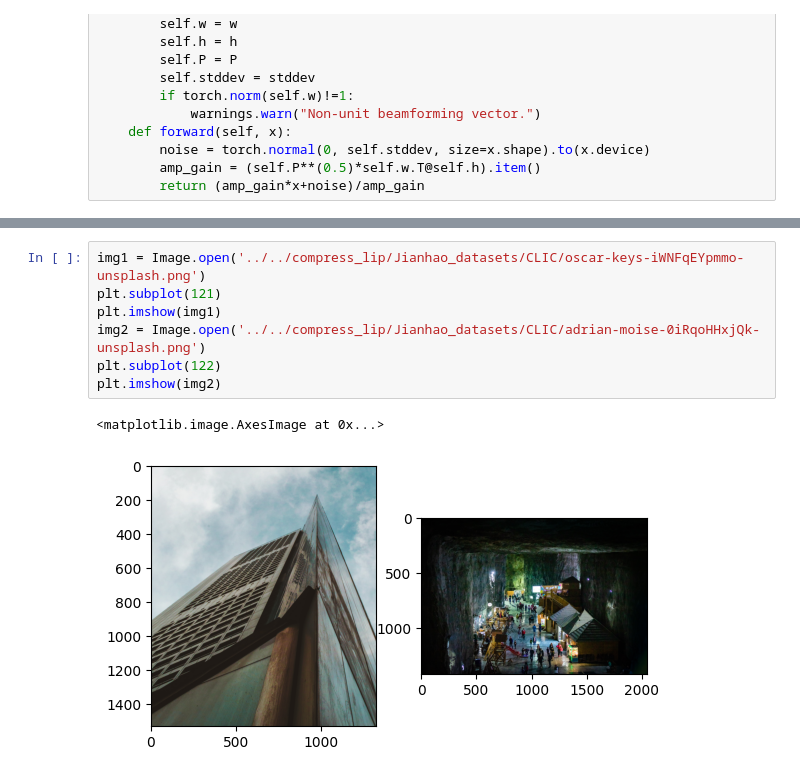
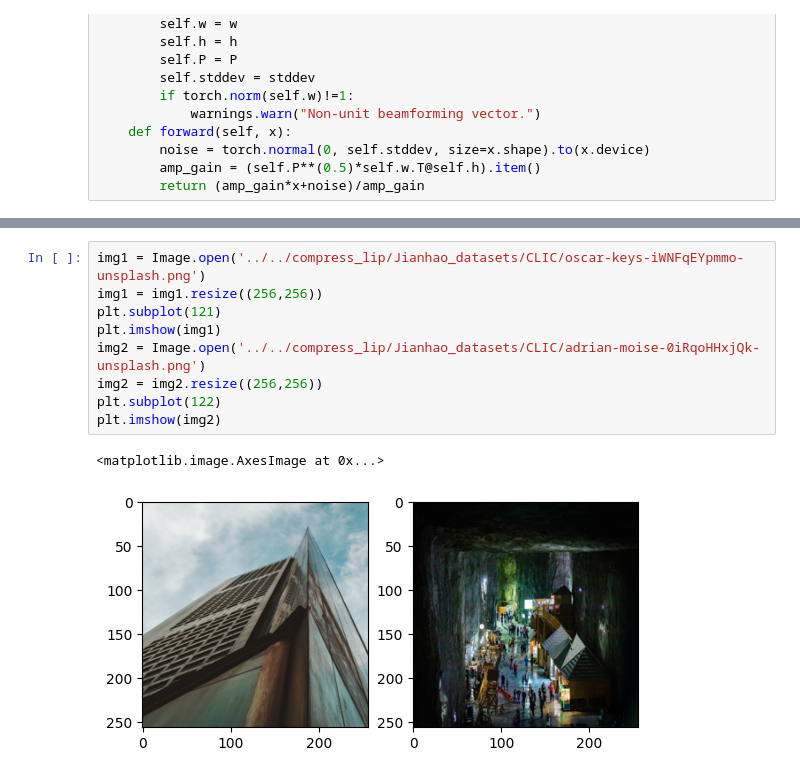
Before and after one commit to kaiyuan03/DJSCC, a Jupyter notebook: ws/ws_5_28.ipynb, the cells around one changed output, grey strips where cells are left out. Cells and saved outputs as stored; diff of their text form.

```diff
--- a/ws/ws_5_28.ipynb
+++ b/ws/ws_5_28.ipynb
@@ -98,13 +98,15 @@ tensor(3312861., device='cuda:6')
 # %%
 img1 = Image.open('../../compress_lip/Jianhao_datasets/CLIC/oscar-keys-iWNFqEYpmmo-unsplash.png')
+img1 = img1.resize((256,256))
 plt.subplot(121)
 plt.imshow(img1)
 img2 = Image.open('../../compress_lip/Jianhao_datasets/CLIC/adrian-moise-0iRqoHHxjQk-unsplash.png')
+img2 = img2.resize((256,256))
 plt.subplot(122)
 plt.imshow(img2)
 # %% [output]
 <matplotlib.image.AxesImage at 0x...>
-[figure, old version]
+[figure, new version]
 # %%
 # Implement a MU-MISO channel layer
 class CHN_MU_MISO(nn.Module):
```
Also changed, not shown: parts of 9 cells of this notebook, 7 other files.
